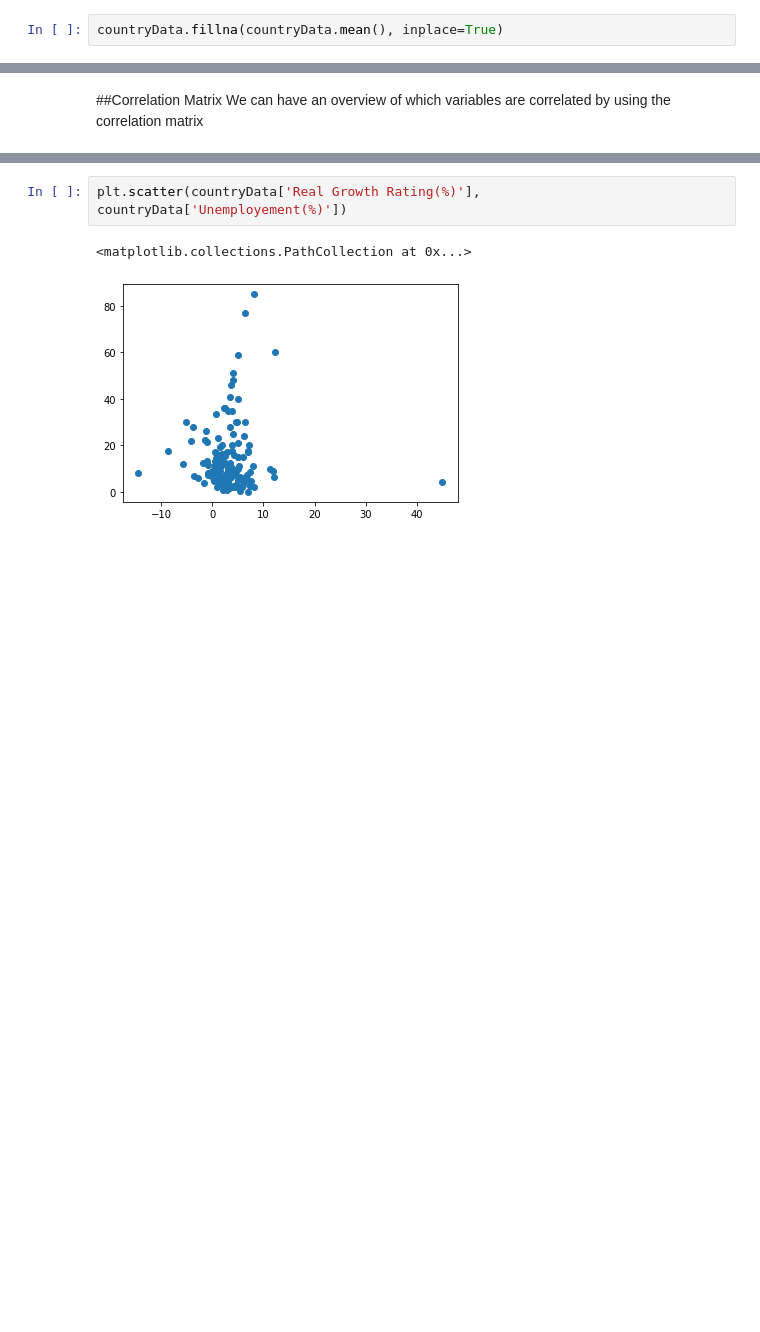
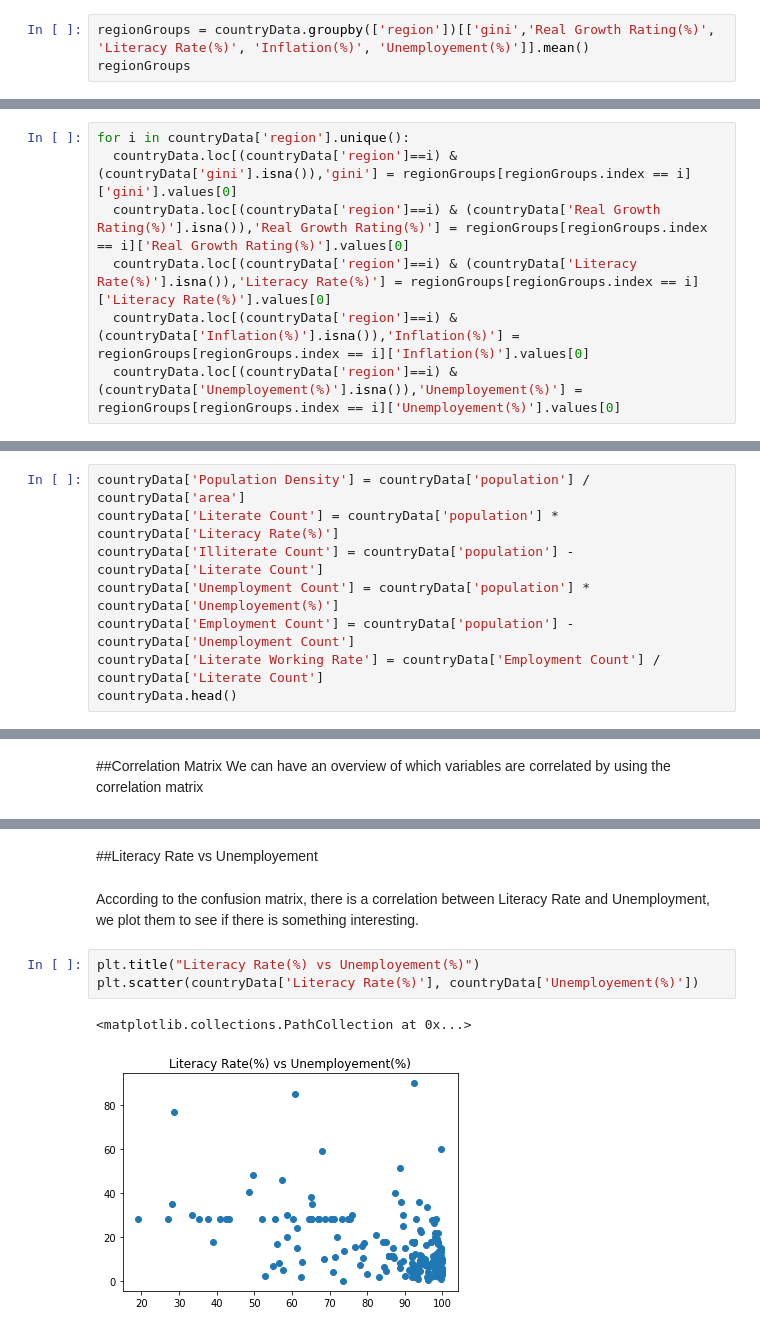
Before and after one commit to Ahmed-Mamdouh99/Data-Engineering-Project, a Jupyter notebook: DE_250_Country_Data.ipynb, the cells around one changed output, grey strips where cells are left out. Saved outputs shown, nothing was run; the diff lists cells and outputs as text; blank space fills up the shorter version.

Commit message:
Added feature engineering and imporved plots
Co-Authored-By: Mohamed Mantawy <30271022+B1aCkManTa@users.noreply.github.com>

```diff
--- a/DE_250_Country_Data.ipynb
+++ b/DE_250_Country_Data.ipynb
@@ -84,5 +86,6 @@ countryData.loc[indicies]
 | 216 | Svalbard and Jan Mayen | Europe | Northern Europe | 2562 | 61399.0 | NaN | NaN | NaN | ... |
 # %% [markdown]
 The rest of the missing data is replaced with the mean for each column as it is more than 3% of the data and cannot be dropped or obtained.
-# %%
-countryData.fillna(countryData.mean(), inplace=True)
+# %%
+regionGroups = countryData.groupby(['region'])[['gini','Real Growth Rating(%)', 'Literacy Rate(%)', 'Inflation(%)', 'Unemployement(%)']].mean()
+regionGroups
@@ -89,3 +100,10 @@ countryData.fillna(countryData.mean(), inplace=True)
+# %%
+for i in countryData['region'].unique():
+  countryData.loc[(countryData['region']==i) & (countryData['gini'].isna()),'gini'] = regionGroups[regionGroups.index == i]['gini'].values[0]
+  countryData.loc[(countryData['region']==i) & (countryData['Real Growth Rating(%)'].isna()),'Real Growth Rating(%)'] = regionGroups[regionGroups.index == i]['Real Growth Rating(%)'].values[0]
+  countryData.loc[(countryData['region']==i) & (countryData['Literacy Rate(%)'].isna()),'Literacy Rate(%)'] = regionGroups[regionGroups.index == i]['Literacy Rate(%)'].values[0]
+  countryData.loc[(countryData['region']==i) & (countryData['Inflation(%)'].isna()),'Inflation(%)'] = regionGroups[regionGroups.index == i]['Inflation(%)'].values[0]
+  countryData.loc[(countryData['region']==i) & (countryData['Unemployement(%)'].isna()),'Unemployement(%)'] = regionGroups[regionGroups.index == i]['Unemployement(%)'].values[0]
 # %%
 countryData.isna().sum()
 # %% [output]
@@ -123,0 +123,8 @@ Name: Literacy Rate(%), dtype: float64
+# %%
+countryData['Population Density'] = countryData['population'] / countryData['area']
+countryData['Literate Count'] = countryData['population'] * countryData['Literacy Rate(%)']
+countryData['Illiterate Count'] = countryData['population'] - countryData['Literate Count']
+countryData['Unemployment Count'] = countryData['population'] * countryData['Unemployement(%)']
+countryData['Employment Count'] = countryData['population'] - countryData['Unemployment Count']
+countryData['Literate Working Rate'] = countryData['Employment Count'] / countryData['Literate Count']
+countryData.head()
@@ -153,5 +188,10 @@ plt.xticks(rotation=45)
+# %% [markdown]
+##Literacy Rate vs Unemployement
+# %% [markdown]
+According to the confusion matrix, there is a correlation between Literacy Rate and Unemployment, we plot them to see if there is something interesting.
 # %%
-plt.scatter(countryData['Real Growth Rating(%)'], countryData['Unemployement(%)'])
+plt.title("Literacy Rate(%) vs Unemployement(%)")
+plt.scatter(countryData['Literacy Rate(%)'], countryData['Unemployement(%)'])
 # %% [output]
 <matplotlib.collections.PathCollection at 0x...>
-[figure, old version]
+[figure, new version]
```
Also changed, not shown: parts of 22 cells of this notebook.
